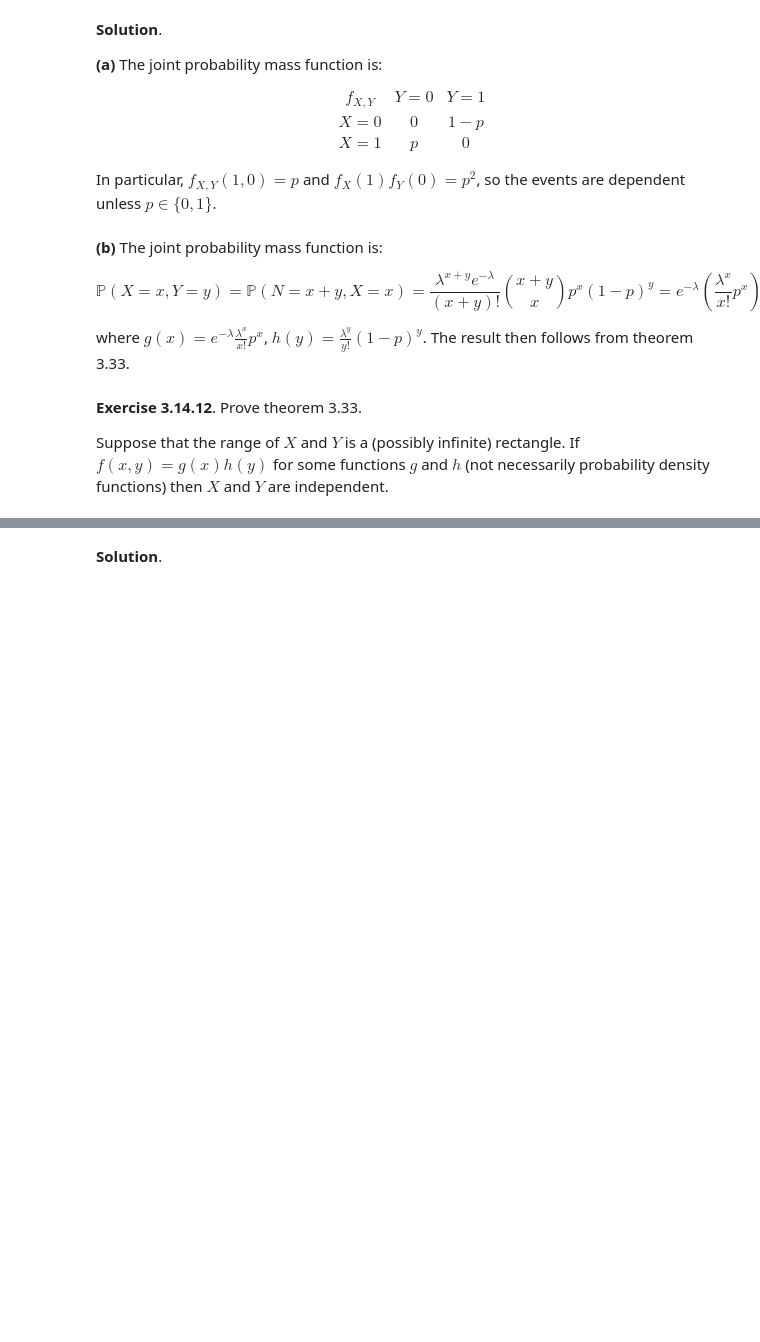
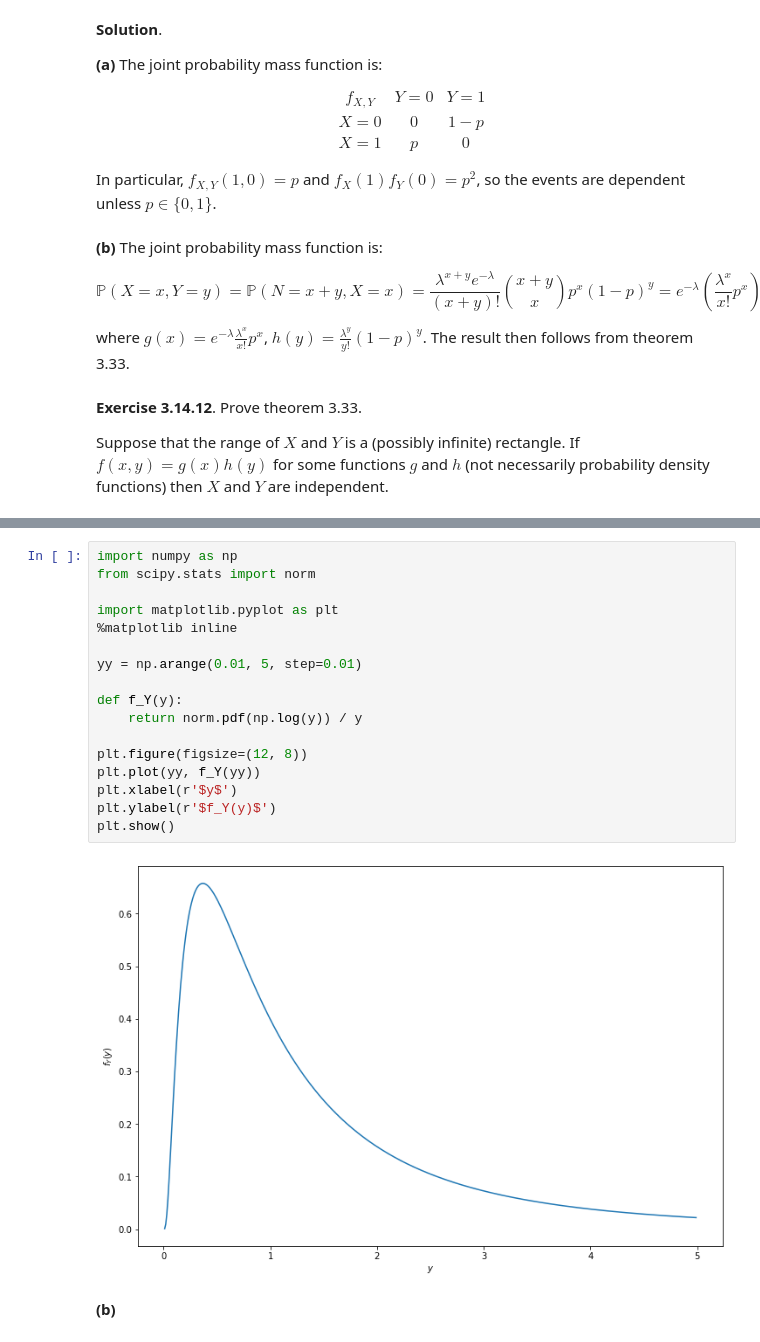
Before and after one commit to telmo-correa/all-of-statistics, a Jupyter notebook: Chapter 03 - Random Variables.ipynb, the cells around one changed output, grey strips where cells are left out. Saved outputs shown, nothing was run; the diff lists cells and outputs as text; blank space fills up the shorter version.

```diff
--- a/Chapter 03 - Random Variables.ipynb
+++ b/Chapter 03 - Random Variables.ipynb
@@ -827,2 +876,21 @@ Suppose that the range of $X$ and $Y$ is a (possibly infinite) rectangle.  If $f
+# %%
+import numpy as np
+from scipy.stats import norm
+
+import matplotlib.pyplot as plt
+%matplotlib inline
+
+yy = np.arange(0.01, 5, step=0.01)
+
+def f_Y(y):
+    return norm.pdf(np.log(y)) / y
+
+plt.figure(figsize=(12, 8))
+plt.plot(yy, f_Y(yy))
+plt.xlabel(r'$y$')
+plt.ylabel(r'$f_Y(y)$')
+plt.show()
+# %% [output]
+[figure, added]
 # %% [markdown]
-**Solution**.
+**(b)**
```
Also changed, not shown: parts of 7 cells of this notebook.
